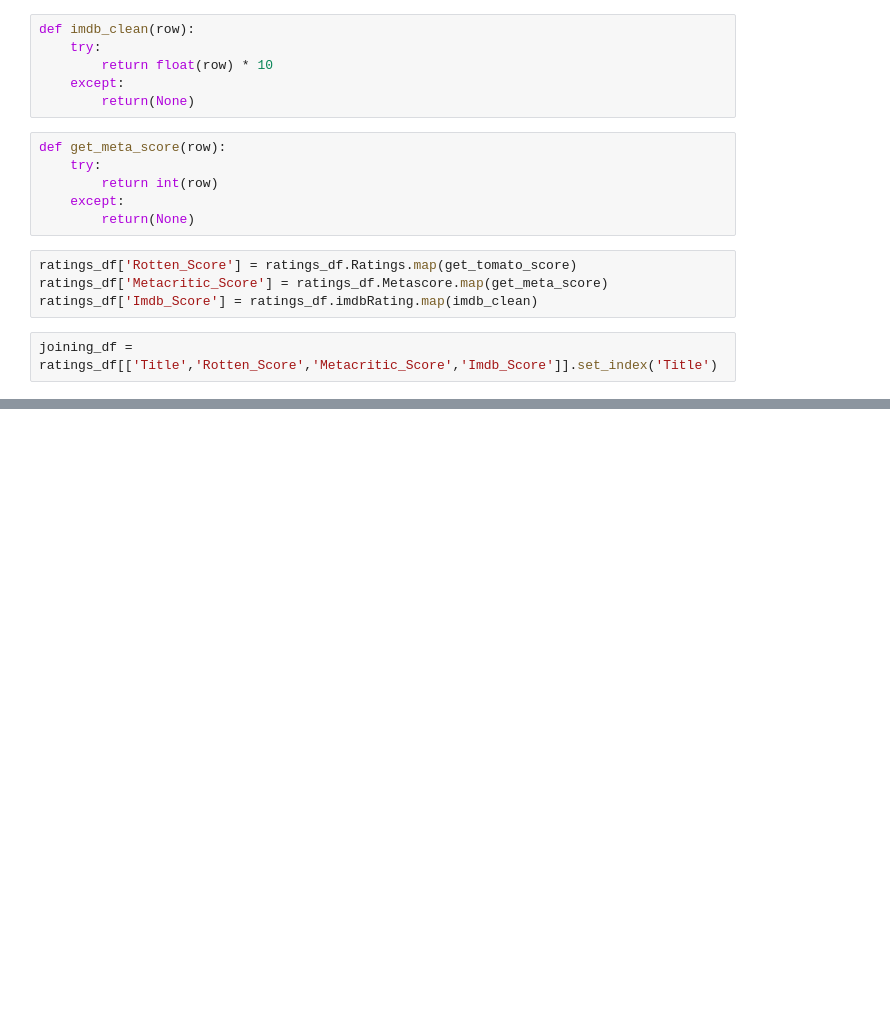
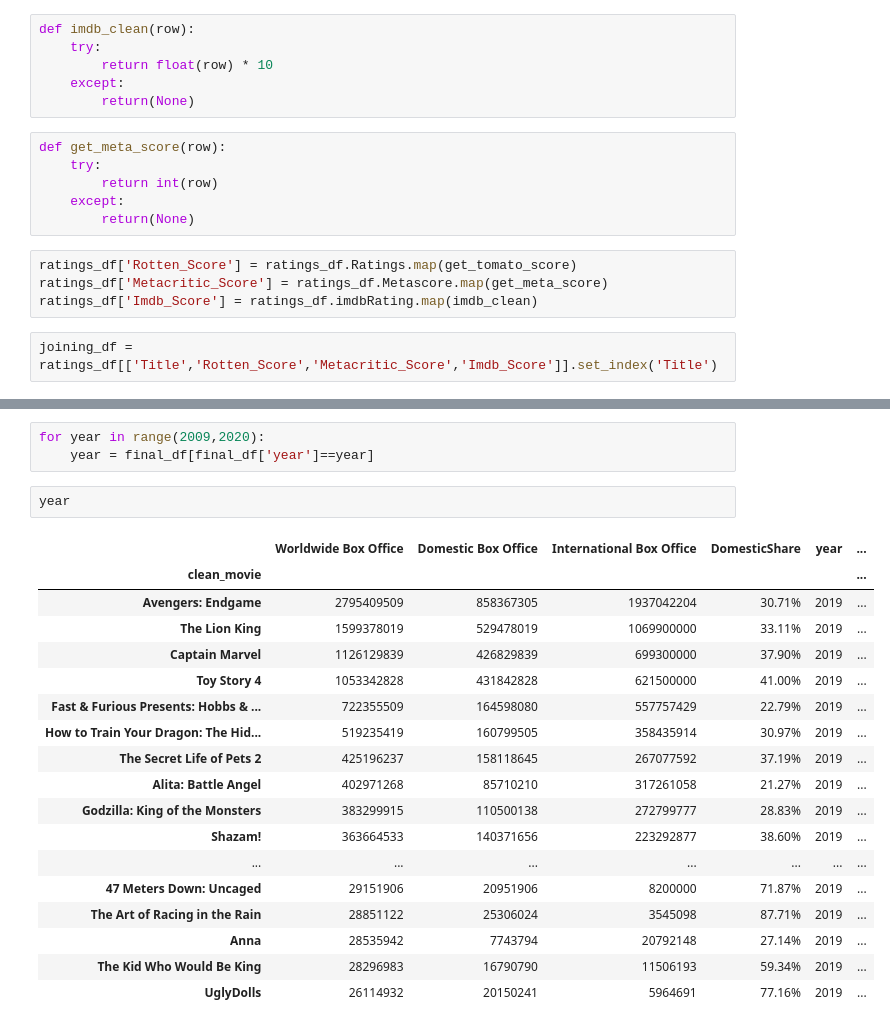
Before and after one commit to ColinMaloney/movies, a Jupyter notebook: yearly_rating.ipynb, the cells around one changed output, grey strips where cells are left out. Saved outputs shown, nothing was run; the diff lists cells and outputs as text; blank space fills up the shorter version.

```diff
--- a/yearly_rating.ipynb
+++ b/yearly_rating.ipynb
@@ -86,0 +246,24 @@ final_df = overall_df.dropna()
+# %%
+for year in range(2009,2020):
+    year = final_df[final_df['year']==year]
+# %%
+year
+# %% [output]
+|  | Worldwide Box Office | Domestic Box Office | International Box Office | DomesticShare | year | ... |
+| clean_movie |  |  |  |  |  | ... |
+| Avengers: Endgame | 2795409509 | 858367305 | 1937042204 | 30.71% | 2019 | ... |
+| The Lion King | 1599378019 | 529478019 | 1069900000 | 33.11% | 2019 | ... |
+| Captain Marvel | 1126129839 | 426829839 | 699300000 | 37.90% | 2019 | ... |
+| Toy Story 4 | 1053342828 | 431842828 | 621500000 | 41.00% | 2019 | ... |
+| Fast & Furious Presents: Hobbs & ... | 722355509 | 164598080 | 557757429 | 22.79% | 2019 | ... |
+| How to Train Your Dragon: The Hid... | 519235419 | 160799505 | 358435914 | 30.97% | 2019 | ... |
+| The Secret Life of Pets 2 | 425196237 | 158118645 | 267077592 | 37.19% | 2019 | ... |
+| Alita: Battle Angel | 402971268 | 85710210 | 317261058 | 21.27% | 2019 | ... |
+| Godzilla: King of the Monsters | 383299915 | 110500138 | 272799777 | 28.83% | 2019 | ... |
+| Shazam! | 363664533 | 140371656 | 223292877 | 38.60% | 2019 | ... |
+| ... | ... | ... | ... | ... | ... | ... |
+| 47 Meters Down: Uncaged | 29151906 | 20951906 | 8200000 | 71.87% | 2019 | ... |
+| The Art of Racing in the Rain | 28851122 | 25306024 | 3545098 | 87.71% | 2019 | ... |
+| Anna | 28535942 | 7743794 | 20792148 | 27.14% | 2019 | ... |
+| The Kid Who Would Be King | 28296983 | 16790790 | 11506193 | 59.34% | 2019 | ... |
+| UglyDolls | 26114932 | 20150241 | 5964691 | 77.16% | 2019 | ... |
```
Also changed, not shown: parts of 24 cells of this notebook.
